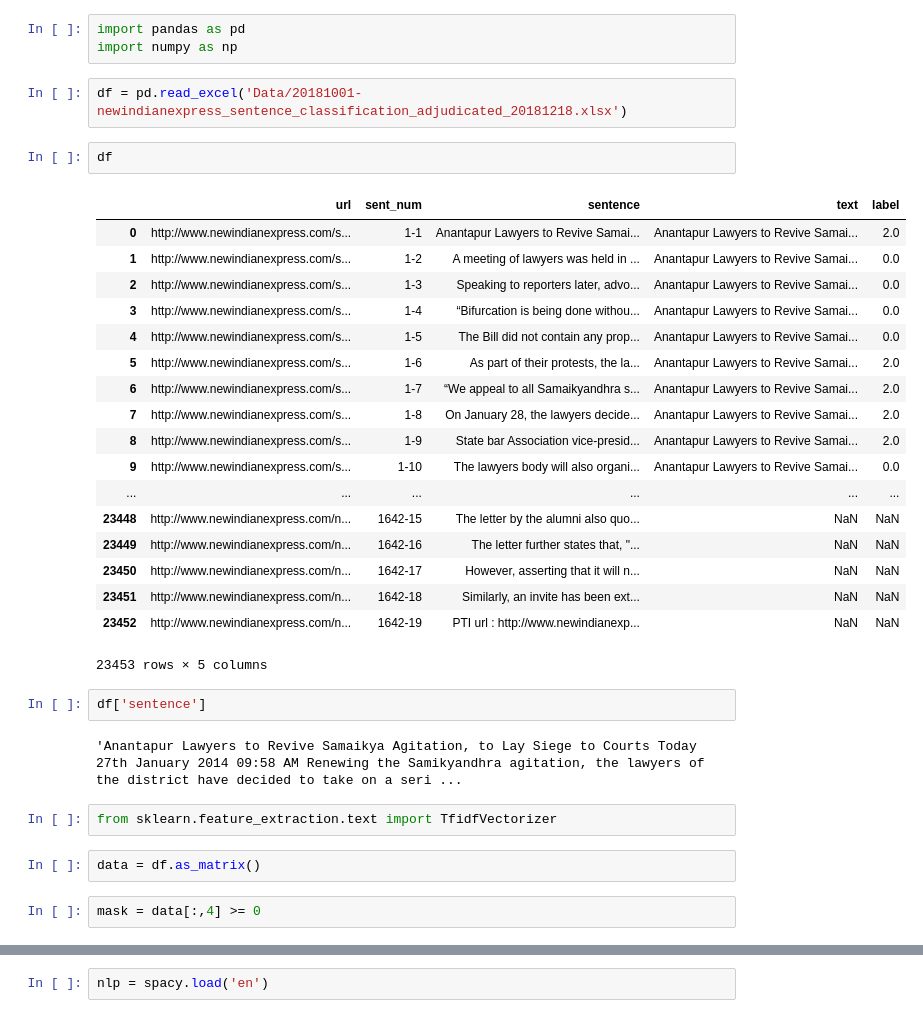
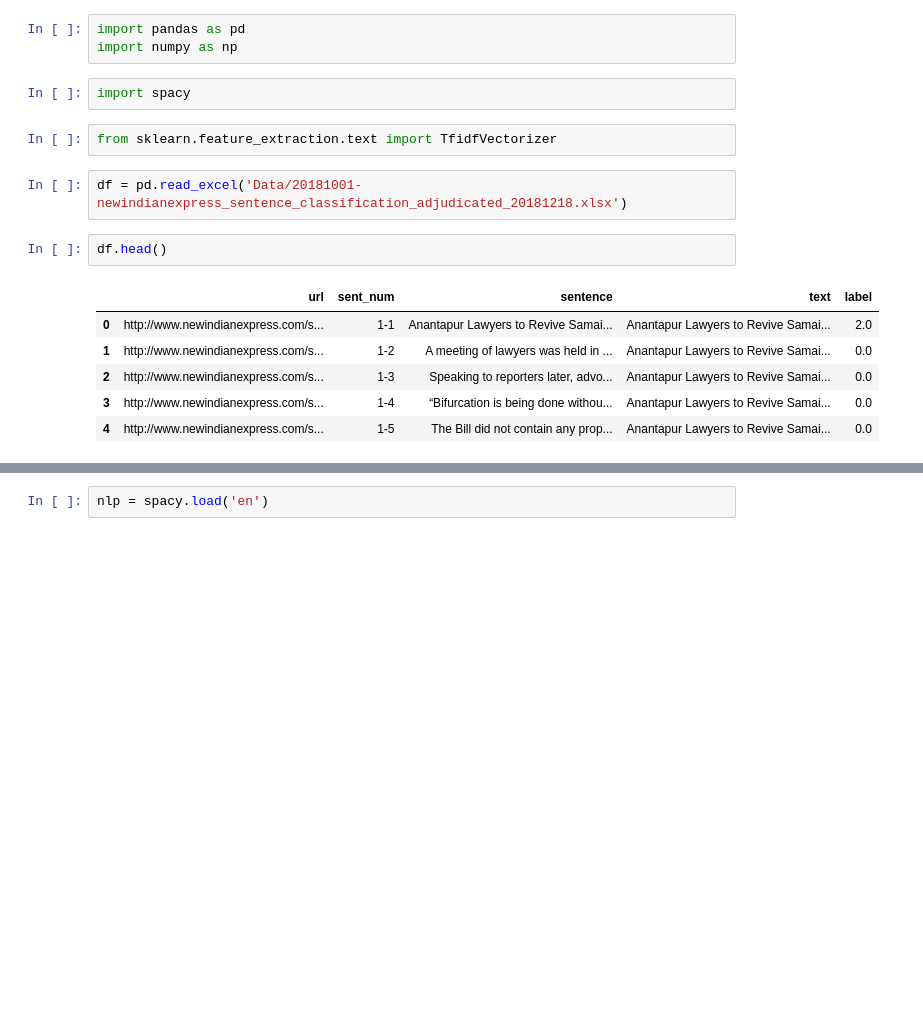
Before and after one commit to simgeekiz/ProtestEventDetection, a Jupyter notebook: Project.ipynb, the cells around one changed output, grey strips where cells are left out. Drawn from its saved outputs; the diff is of its cells as text; blank space fills up the shorter version.

```diff
--- a/Project.ipynb
+++ b/Project.ipynb
@@ -1,36 +1,18 @@
 # %%
 import pandas as pd
 import numpy as np
+# %%
+import spacy
+# %%
+from sklearn.feature_extraction.text import TfidfVectorizer
 # %%
 df = pd.read_excel('Data/20181001-newindianexpress_sentence_classification_adjudicated_20181218.xlsx')
 # %%
-df
+df.head()
 # %% [output]
 |  | url | sent_num | sentence | text | label |
 | 0 | http://www.newindianexpress.com/s... | 1-1 | Anantapur Lawyers to Revive Samai... | Anantapur Lawyers to Revive Samai... | 2.0 |
 | 1 | http://www.newindianexpress.com/s... | 1-2 | A meeting of lawyers was held in ... | Anantapur Lawyers to Revive Samai... | 0.0 |
 | 2 | http://www.newindianexpress.com/s... | 1-3 | Speaking to reporters later, advo... | Anantapur Lawyers to Revive Samai... | 0.0 |
 | 3 | http://www.newindianexpress.com/s... | 1-4 | “Bifurcation is being done withou... | Anantapur Lawyers to Revive Samai... | 0.0 |
 | 4 | http://www.newindianexpress.com/s... | 1-5 | The Bill did not contain any prop... | Anantapur Lawyers to Revive Samai... | 0.0 |
-| 5 | http://www.newindianexpress.com/s... | 1-6 | As part of their protests, the la... | Anantapur Lawyers to Revive Samai... | 2.0 |
-| 6 | http://www.newindianexpress.com/s... | 1-7 | “We appeal to all Samaikyandhra s... | Anantapur Lawyers to Revive Samai... | 2.0 |
-| 7 | http://www.newindianexpress.com/s... | 1-8 | On January 28, the lawyers decide... | Anantapur Lawyers to Revive Samai... | 2.0 |
-| 8 | http://www.newindianexpress.com/s... | 1-9 | State bar Association vice-presid... | Anantapur Lawyers to Revive Samai... | 2.0 |
-| 9 | http://www.newindianexpress.com/s... | 1-10 | The lawyers body will also organi... | Anantapur Lawyers to Revive Samai... | 0.0 |
-| ... | ... | ... | ... | ... | ... |
-| 23448 | http://www.newindianexpress.com/n... | 1642-15 | The letter by the alumni also quo... | NaN | NaN |
-| 23449 | http://www.newindianexpress.com/n... | 1642-16 | The letter further states that, "... | NaN | NaN |
-| 23450 | http://www.newindianexpress.com/n... | 1642-17 | However, asserting that it will n... | NaN | NaN |
-| 23451 | http://www.newindianexpress.com/n... | 1642-18 | Similarly, an invite has been ext... | NaN | NaN |
-| 23452 | http://www.newindianexpress.com/n... | 1642-19 | PTI url : http://www.newindianexp... | NaN | NaN |
-23453 rows × 5 columns
-# %%
-df['sentence']
-# %% [output]
-'Anantapur Lawyers to Revive Samaikya Agitation, to Lay Siege to Courts Today 27th January 2014 09:58 AM Renewing the Samikyandhra agitation, the lawyers of the district have decided to take on a seri ...
-# %%
-from sklearn.feature_extraction.text import TfidfVectorizer
-# %%
-data = df.as_matrix()
-# %%
-mask = data[:,4] >= 0
```
Also changed, not shown: parts of 39 cells of this notebook.
